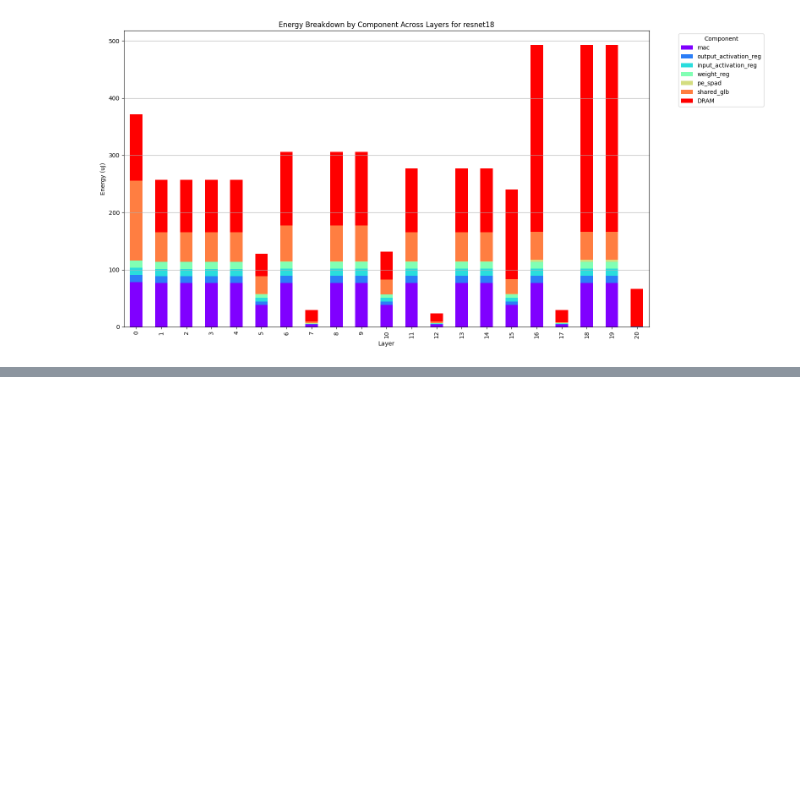
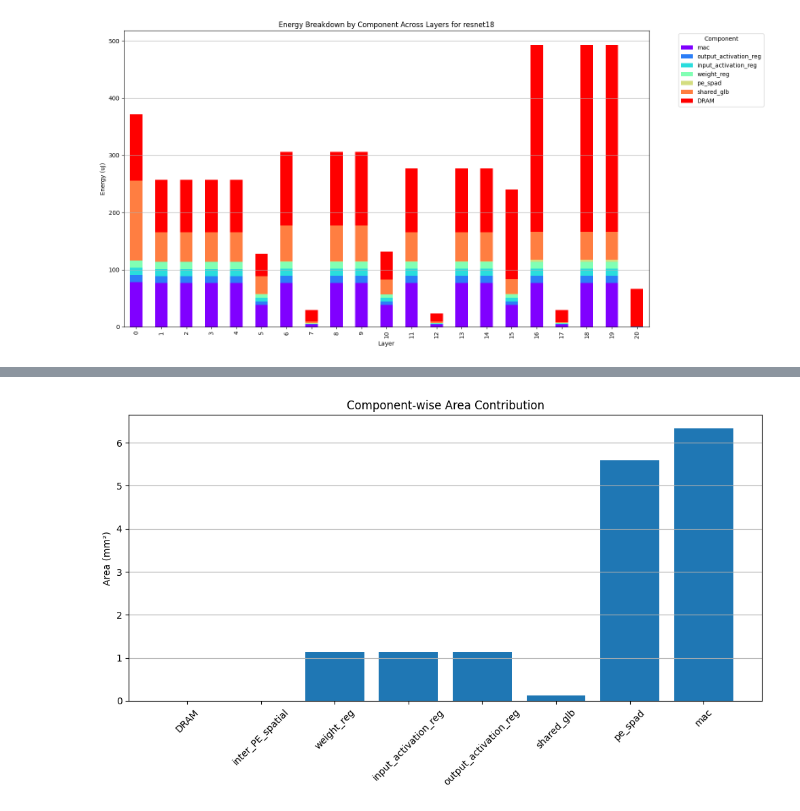
Before and after one commit to kmkluaymaii/CiM_Carbon_Analysis, a Jupyter notebook: accelergy-results/plots/final_breakdown_resnet18.ipynb, the cells around one changed output, grey strips where cells are left out. Saved outputs shown, nothing was run; the diff lists cells and outputs as text; code cells hidden in the pictures; blank space fills up the shorter version.

```diff
--- a/accelergy-results/plots/final_breakdown_resnet18.ipynb
+++ b/accelergy-results/plots/final_breakdown_resnet18.ipynb
@@ -279,0 +512,89 @@ plt.show()
+# %%
+import os
+import matplotlib.pyplot as plt
+import re
+
+def extract_outputs(model, arch):
+    output_dir = os.path.join(".", arch, "outputs")
+    print(f"Scanning in: {output_dir}")
+    print("Model \t Energy/inference (J) \t Area (mm2) \t Throughput (inf/s)")
+
+    energy = 0.0
+    area = 0.0
+    cycles = 0.0
+    throughput = 0.0
+    component_areas = {}
+
+    for subfolder in os.listdir(output_dir):
+        sub_path = os.path.join(output_dir, subfolder)
+        if not os.path.isdir(sub_path):
+            continue
+
+        stat_file = os.path.join(sub_path, "timeloop-mapper.stats.txt")
+        art_file = os.path.join(sub_path, "timeloop-mapper.ART.yaml")
+
+        # Parse energy and cycles
+        try:
+            with open(stat_file, 'r') as f:
+                for line in f:
+                    if line.startswith("Energy:"):
+                        energy += float(line.split()[1])  # uJ
+                    elif line.startswith("Cycles:"):
+                        cycles += float(line.split()[1])
+        except FileNotFoundError:
+            print(f"Warning: Missing {stat_file}")
+            continue
+
+        # Parse area only once (assume same design)
+        if area == 0:
+            try:
+                with open(art_file, 'r') as f:
+                    lines = f.readlines()
+                    names = [l for l in lines if 'name' in l]
+                    areas = [l for l in lines if 'area' in l]
+                    for name_line, area_line in zip(names, areas):
+                        # Extract and clean component name
+                        match = re.search(r'name:\s*"?(.*?)"?$', name_line)
+                        raw_name = match.group(1) if match else "Unknown"
+                        clean_name = raw_name
+                        for prefix in ['system_top_level.', 'system.']:
+                            if clean_name.startswith(prefix):
+                                clean_name = clean_name[len(prefix):]
+                        clean_name = re.split(r'\[', clean_name)[0].strip()
+
+                        count = float(name_line.split('..')[1].replace(']', '').strip())
+                        area_per_unit = float(area_line.split(': ')[1].strip())
+                        component_area = count * area_per_unit
+                        area += component_area
+                        component_areas[clean_name] = component_area
+                        print(f"Component: {clean_name}, Count: {count}, Area/unit: {area_per_unit}, Total area: {component_area}")
+            except FileNotFoundError:
+                print(f"Warning: Missing {art_file}")
+                continue
+
+    # Convert units
+    energy *= 1e-6  # uJ to J
+    area *= 1e-6    # um² to mm²
+    throughput = 1 / (cycles * 1e-9) if cycles > 0 else 0  # inf/s
+
+    print("{} \t {:.2e} \t {:.2f} \t {:.2e}".format(model, energy, area, throughput))
+
+    # Plot bar chart
+    if component_areas:
+        components = list(component_areas.keys())
+        areas_mm2 = [a * 1e-6 for a in component_areas.values()]
+
+        plt.figure(figsize=(10, 6))
+        plt.bar(components, areas_mm2)
+        plt.ylabel("Area (mm²)")
+        plt.title("Component-wise Area Contribution")
+        plt.xticks(rotation=45)
+        plt.tight_layout()
+        plt.grid(axis='y')
+        plt.show()
+
+    return energy, area, throughput
+
+# Example call
+extract_outputs("resnet18", "resnet18_128")
+# %% [output]
@@ -279,0 +612 @@ plt.show()
+[figure, added]
```
Also changed, not shown: parts of 5 cells of this notebook.
